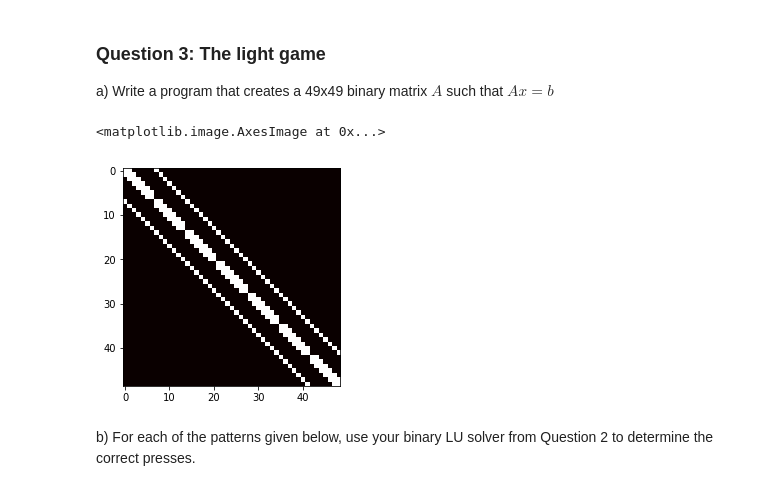
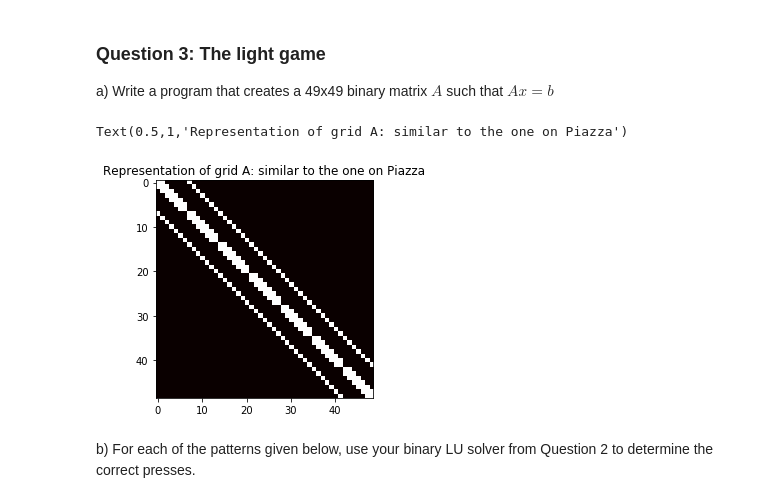
Before and after one commit to jonathanGB/am205, a Jupyter notebook: 2/AM205_HW2.ipynb, the cells around one changed output. Drawn from its saved outputs; the diff is of its cells as text; code cells hidden in the pictures.

```diff
--- a/2/AM205_HW2.ipynb
+++ b/2/AM205_HW2.ipynb
@@ -401,36 +401,36 @@ def gather_neighbours(i, j, m, n):
 
     if i - 1 >= 0:
         neighbours.append((i-1) * n + j)
 
     if j - 1 >= 0:
         neighbours.append(i * n + j - 1)
 
     if j + 1 < n:
         neighbours.append(i * n + j + 1)
 
     if i + 1 < m:
         neighbours.append((i+1) * n + j)
 
     return neighbours
 
 def build_grid_A(m=7, n=7):
     A = np.zeros((m*n,m*n),dtype=np.int8)
 
     for i in range(m):
         for j in range(n):
             neighbours = gather_neighbours(i, j, m, n)
 
             for neighbour in neighbours:
                 A[i*n+j][neighbour] = 1
 
     return A
 
 gridA = build_grid_A()
 plt.imshow(gridA, cmap='hot')
-plt.title("")
+plt.title("Representation of grid A: similar to the one on Piazza")
 # %% [output]
-<matplotlib.image.AxesImage at 0x...>
+Text(0.5,1,'Representation of grid A: similar to the one on Piazza')
-[figure, old version]
+[figure, new version]
 # %% [markdown]
 b) For each of the patterns given below, use your binary LU solver from Question 2 to determine the correct presses.
 # %%
```
Also changed, not shown: parts of 4 cells of this notebook.
